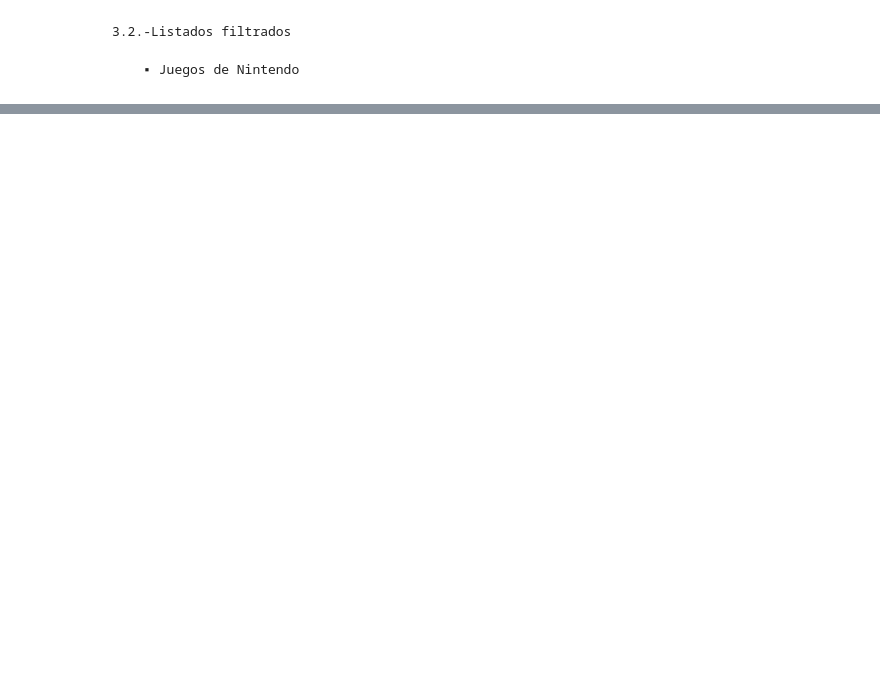
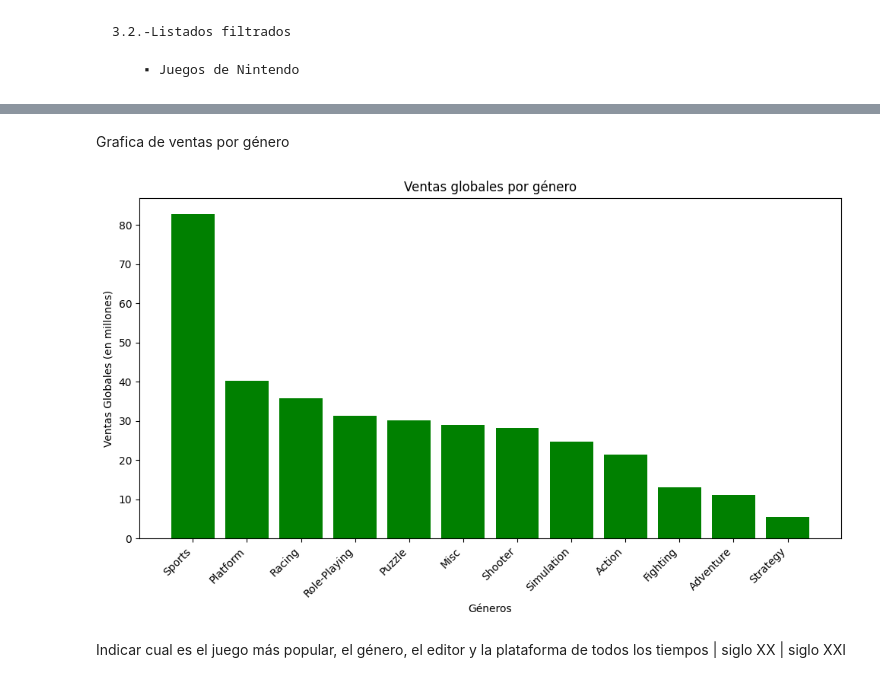
Before and after one commit to EricKnuchel/Lucasteam, a Jupyter notebook: pandas.ipynb, the cells around one changed output, grey strips where cells are left out. Drawn from its saved outputs; the diff is of its cells as text; code cells hidden in the pictures; blank space fills up the shorter version.

```diff
--- a/pandas.ipynb
+++ b/pandas.ipynb
@@ -209,0 +291,18 @@ print(filtro_nintendo)
+# %% [markdown]
+Grafica de ventas por género
+# %%
+# Crear un gráfico de barras
+plt.figure(figsize=(10, 6))
+plt.bar(data['Genre'], data['Global_Sales'], color='green')
+plt.xlabel('Géneros')
+plt.ylabel('Ventas Globales (en millones)')
+plt.title('Ventas globales por género')
+plt.xticks(rotation=45, ha='right')
+plt.tight_layout()
+# Mostrar el gráfico
+plt.show()
+# %% [output]
+[figure, added]
+# %% [markdown]
+Indicar cual es el juego más popular, el género, el editor y la plataforma
+de todos los tiempos | siglo XX  | siglo XXI
```
Also changed, not shown: parts of 12 cells of this notebook.
